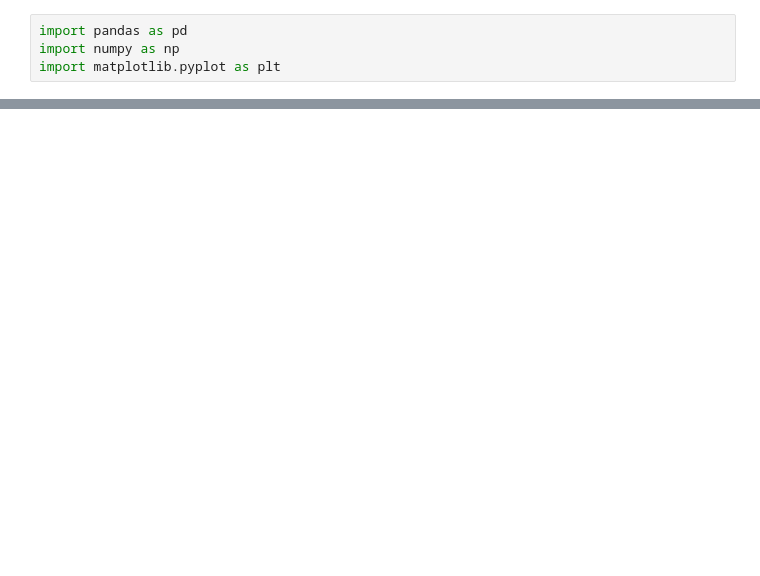
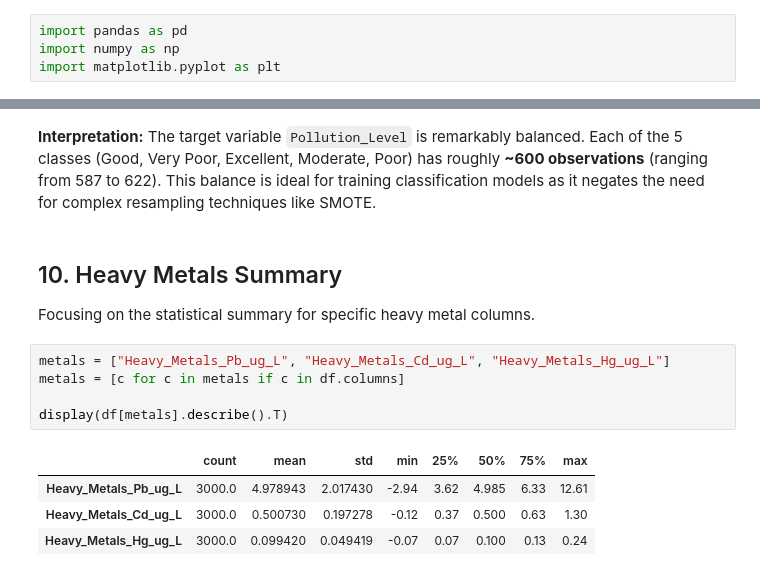
Before and after one commit to FirasKahlaoui/spatial-pollution-interpolation, a Jupyter notebook: notebooks/data_overview.ipynb, the cells around one changed output, grey strips where cells are left out. Drawn from its saved outputs; the diff is of its cells as text; blank space fills up the shorter version.

```diff
--- a/notebooks/data_overview.ipynb
+++ b/notebooks/data_overview.ipynb
@@ -38,0 +155,16 @@ plt.show()
+# %% [markdown]
+**Interpretation:**
+The target variable `Pollution_Level` is remarkably balanced. Each of the 5 classes (Good, Very Poor, Excellent, Moderate, Poor) has roughly **~600 observations** (ranging from 587 to 622). This balance is ideal for training classification models as it negates the need for complex resampling techniques like SMOTE.
+# %% [markdown]
+## 10. Heavy Metals Summary
+Focusing on the statistical summary for specific heavy metal columns.
+# %%
+metals = ["Heavy_Metals_Pb_ug_L", "Heavy_Metals_Cd_ug_L", "Heavy_Metals_Hg_ug_L"]
+metals = [c for c in metals if c in df.columns]
+
+display(df[metals].describe().T)
+# %% [output]
+|  | count | mean | std | min | 25% | 50% | 75% | max |
+| Heavy_Metals_Pb_ug_L | 3000.0 | 4.978943 | 2.017430 | -2.94 | 3.62 | 4.985 | 6.33 | 12.61 |
+| Heavy_Metals_Cd_ug_L | 3000.0 | 0.500730 | 0.197278 | -0.12 | 0.37 | 0.500 | 0.63 | 1.30 |
+| Heavy_Metals_Hg_ug_L | 3000.0 | 0.099420 | 0.049419 | -0.07 | 0.07 | 0.100 | 0.13 | 0.24 |
```
Also changed, not shown: parts of 31 cells of this notebook.
